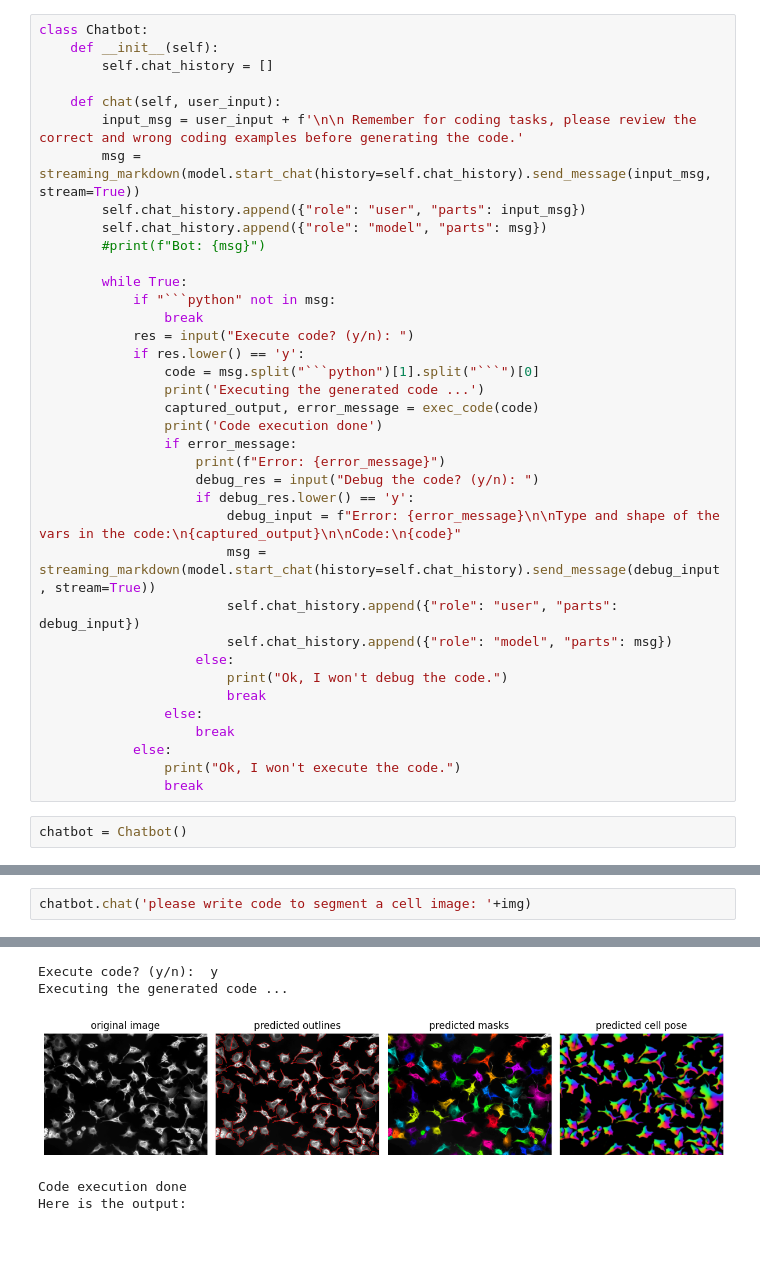
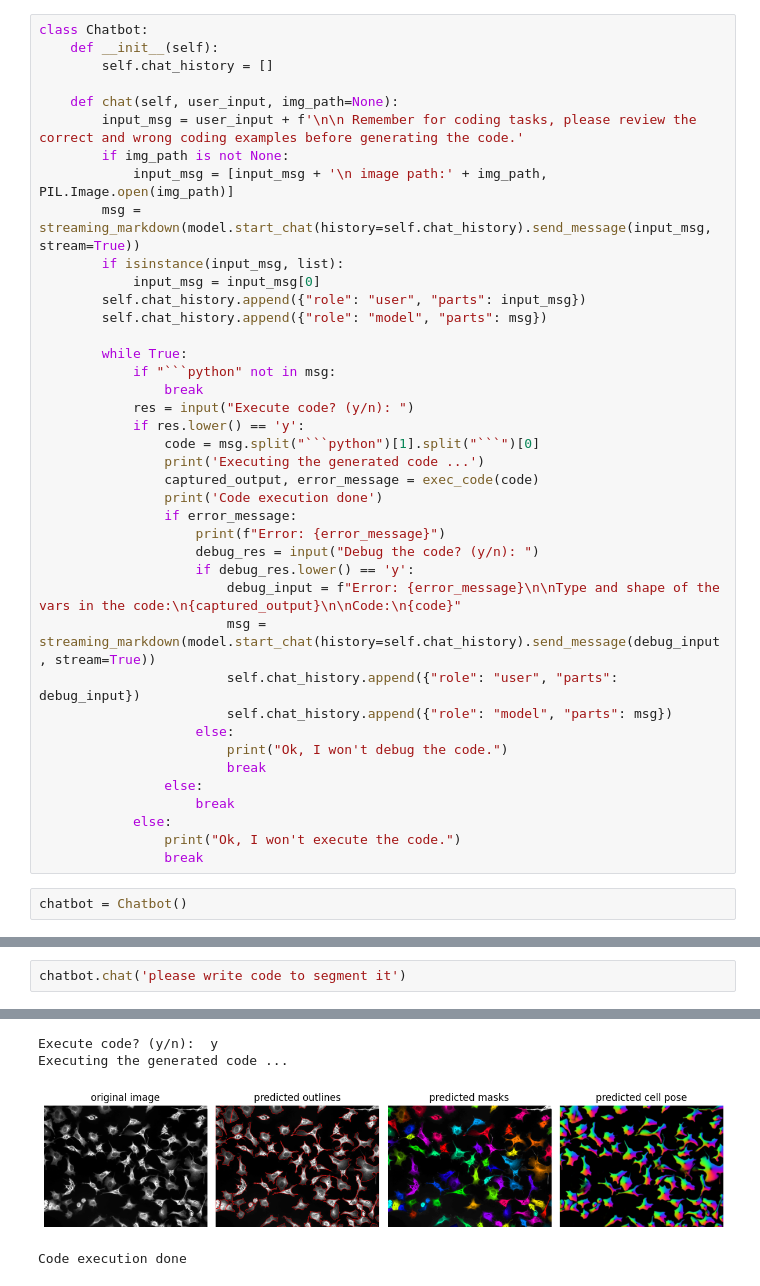
Before and after one commit to xueerchen1990/gemini-cellpose-agent, a Jupyter notebook: notebooks/demo.ipynb, the cells around one changed output, grey strips where cells are left out. Saved outputs shown, nothing was run; the diff lists cells and outputs as text; blank space fills up the shorter version.

````diff
--- a/notebooks/demo.ipynb
+++ b/notebooks/demo.ipynb
@@ -35,12 +38,15 @@ class Chatbot:
     def __init__(self):
         self.chat_history = []
 
-    def chat(self, user_input):
+    def chat(self, user_input, img_path=None):
         input_msg = user_input + f'\n\n Remember for coding tasks, please review the correct and wrong coding examples before generating the code.'
+        if img_path is not None:
+            input_msg = [input_msg + '\n image path:' + img_path, PIL.Image.open(img_path)]
         msg = streaming_markdown(model.start_chat(history=self.chat_history).send_message(input_msg, stream=True))
+        if isinstance(input_msg, list):
+            input_msg = input_msg[0]
         self.chat_history.append({"role": "user", "parts": input_msg})
         self.chat_history.append({"role": "model", "parts": msg})
-        #print(f"Bot: {msg}")
 
         while True:
             if "```python" not in msg:
@@ -90,5 +101,5 @@ img = '/Users/cat/Downloads/data/general/img0.png'
 # %%
-chatbot.chat('please write code to segment a cell image: '+img)
+chatbot.chat('please write code to segment it')
 # %% [output]
 ```python
 import numpy as np
@@ -101,21 +112,20 @@ img = imread('/Users/cat/Downloads/data/general/img0.png')
 if len(img.shape) == 3 and img.shape[-1]<=4:
     img = img[:,:,:3]
 diameter = 30  # Adjust if needed based on cell size
 
 # Instantiate the Cellpose model (using CPU)
 model = models.Cellpose(gpu=False, model_type='cyto')
 
 # Run cellpose to get masks and flows
 masks, flows, styles, diams = model.eval(img, diameter=diameter, channels=[0, 0])
 
 # Display the segmentation results
 fig = plt.figure(figsize=(12, 5))
 plot.show_segmentation(fig, img, masks, flows[0], channels=[0, 0])
 plt.tight_layout()
 plt.show()
 ```
 Execute code? (y/n):  y
 Executing the generated code ...
-[figure, old version]
+[figure, new version]
 Code execution done
-Here is the output:
````
Also changed, not shown: parts of 14 cells of this notebook.
